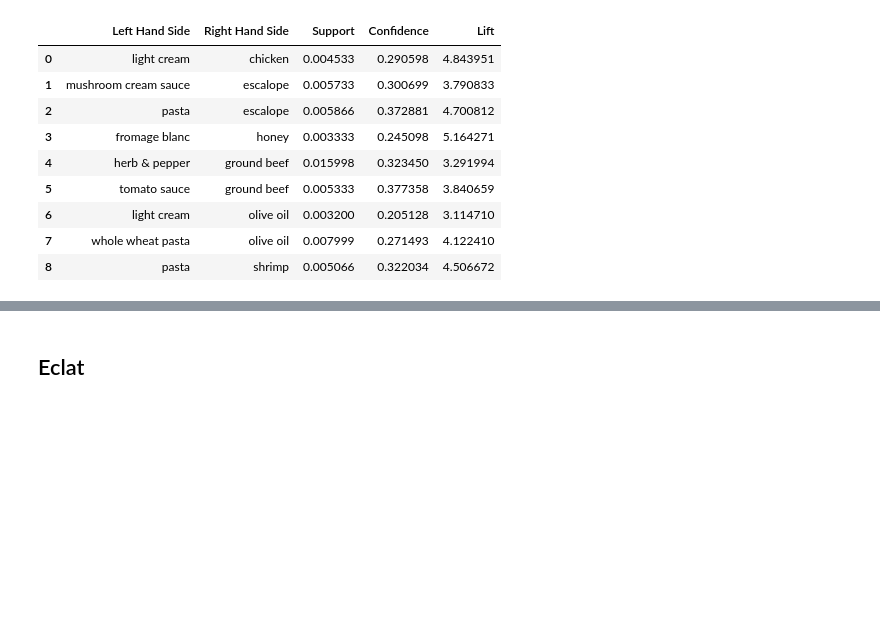
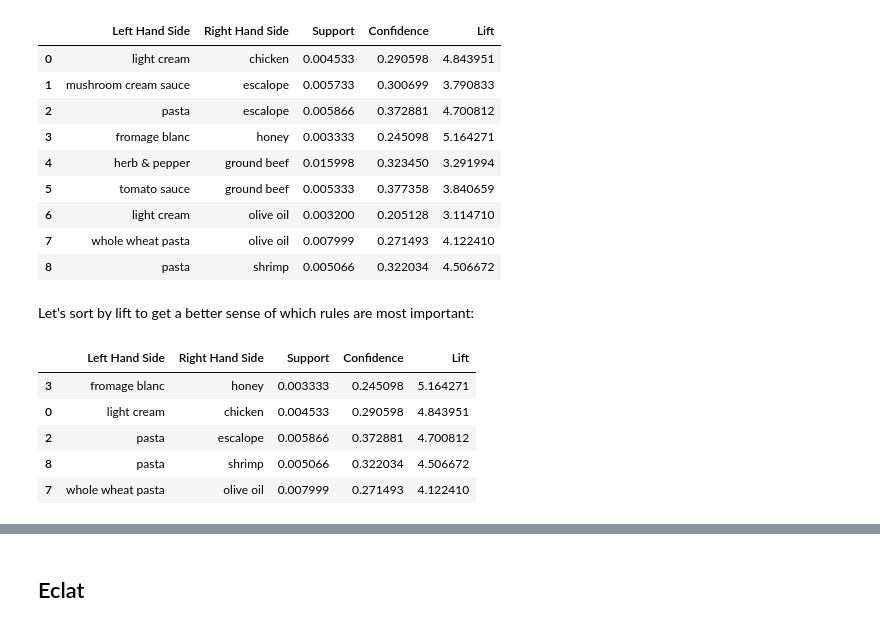
Before and after one commit to austindbirch/data_science_portfolio, a Jupyter notebook: 2: Sales and Revenue Optimization/Upselling/upselling.ipynb, the cells around one changed output, grey strips where cells are left out. Drawn from its saved outputs; the diff is of its cells as text; code cells hidden in the pictures; blank space fills up the shorter version.

```diff
--- a/2: Sales and Revenue Optimization/Upselling/upselling.ipynb
+++ b/2: Sales and Revenue Optimization/Upselling/upselling.ipynb
@@ -103,3 +105,14 @@ resultsinDataFrame
 | 6 | light cream | olive oil | 0.003200 | 0.205128 | 3.114710 |
 | 7 | whole wheat pasta | olive oil | 0.007999 | 0.271493 | 4.122410 |
 | 8 | pasta | shrimp | 0.005066 | 0.322034 | 4.506672 |
+# %% [markdown]
+Let's sort by lift to get a better sense of which rules are most important:
+# %%
+resultsinDataFrame.sort_values(by='Lift', ascending=False).head()
+# %% [output]
+|  | Left Hand Side | Right Hand Side | Support | Confidence | Lift |
+| 3 | fromage blanc | honey | 0.003333 | 0.245098 | 5.164271 |
+| 0 | light cream | chicken | 0.004533 | 0.290598 | 4.843951 |
+| 2 | pasta | escalope | 0.005866 | 0.372881 | 4.700812 |
+| 8 | pasta | shrimp | 0.005066 | 0.322034 | 4.506672 |
+| 7 | whole wheat pasta | olive oil | 0.007999 | 0.271493 | 4.122410 |
```
Also changed, not shown: parts of 12 cells of this notebook.
